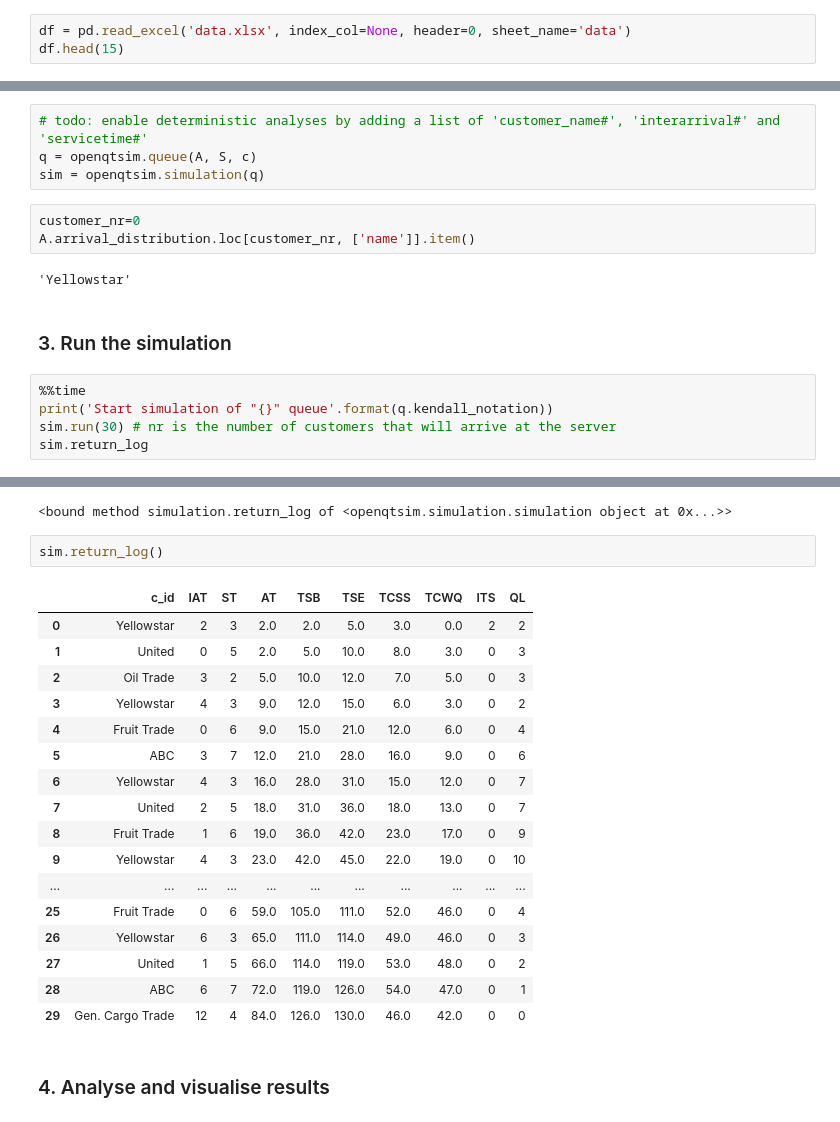
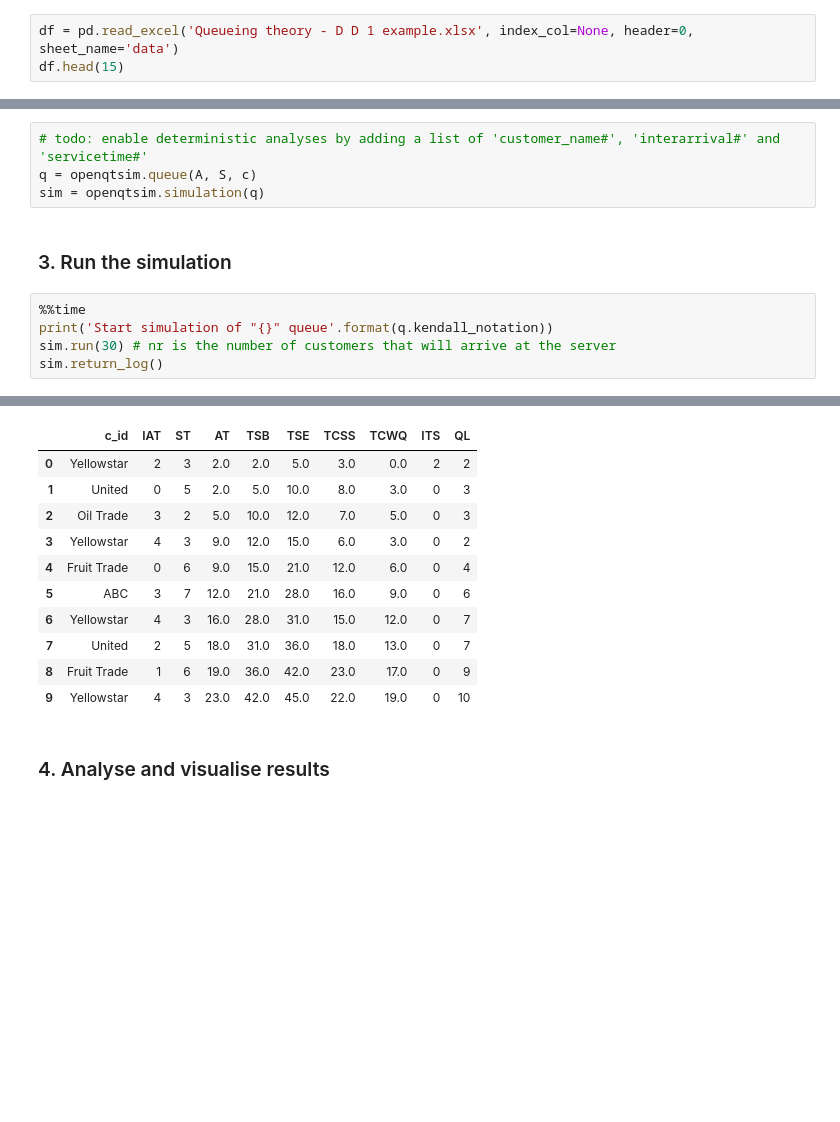
Before and after one commit to TUDelft-CITG/OpenQTSim, a Jupyter notebook: notebooks/Queueing theory - D D 1 example.ipynb, the cells around one changed output, grey strips where cells are left out. Saved outputs shown, nothing was run; the diff lists cells and outputs as text; blank space fills up the shorter version.

```diff
--- a/notebooks/Queueing theory - D D 1 example.ipynb
+++ b/notebooks/Queueing theory - D D 1 example.ipynb
@@ -33,7 +33,7 @@ df
 # %% [markdown]
 #### Read IAT and ST table from Excel
 # %%
-df = pd.read_excel('data.xlsx', index_col=None, header=0, sheet_name='data')
+df = pd.read_excel('Queueing theory - D D 1 example.xlsx', index_col=None, header=0, sheet_name='data')
 df.head(15)
 # %% [output]
 |  | name | IAT | ST | AT | maxwait | unloading | loading | length |
@@ -64,17 +64,12 @@ c = 1
 # todo: enable deterministic analyses by adding a list of 'customer_name#', 'interarrival#' and 'servicetime#'
 q = openqtsim.queue(A, S, c)
 sim = openqtsim.simulation(q)
-# %%
-customer_nr=0
-A.arrival_distribution.loc[customer_nr, ['name']].item()
-# %% [output]
-'Yellowstar'
 # %% [markdown]
 ### 3. Run the simulation
 # %%
 %%time
 print('Start simulation of "{}" queue'.format(q.kendall_notation))
 sim.run(30) # nr is the number of customers that will arrive at the server
-sim.return_log
+sim.return_log()
 # %% [output]
 Start simulation of "D/D/1/inf/inf/FIFO" queue
@@ -82,24 +77,14 @@ Wall time: 147 ms
-<bound method simulation.return_log of <openqtsim.simulation.simulation object at 0x...>>
+|  | c_id | IAT | ST | AT | TSB | TSE | TCSS | TCWQ | ITS | QL |
+| 0 | Yellowstar | 2 | 3 | 2.0 | 2.0 | 5.0 | 3.0 | 0.0 | 2 | 2 |
+| 1 | United | 0 | 5 | 2.0 | 5.0 | 10.0 | 8.0 | 3.0 | 0 | 3 |
+| 2 | Oil Trade | 3 | 2 | 5.0 | 10.0 | 12.0 | 7.0 | 5.0 | 0 | 3 |
+| 3 | Yellowstar | 4 | 3 | 9.0 | 12.0 | 15.0 | 6.0 | 3.0 | 0 | 2 |
+| 4 | Fruit Trade | 0 | 6 | 9.0 | 15.0 | 21.0 | 12.0 | 6.0 | 0 | 4 |
+| 5 | ABC | 3 | 7 | 12.0 | 21.0 | 28.0 | 16.0 | 9.0 | 0 | 6 |
+| 6 | Yellowstar | 4 | 3 | 16.0 | 28.0 | 31.0 | 15.0 | 12.0 | 0 | 7 |
+| 7 | United | 2 | 5 | 18.0 | 31.0 | 36.0 | 18.0 | 13.0 | 0 | 7 |
+| 8 | Fruit Trade | 1 | 6 | 19.0 | 36.0 | 42.0 | 23.0 | 17.0 | 0 | 9 |
+| 9 | Yellowstar | 4 | 3 | 23.0 | 42.0 | 45.0 | 22.0 | 19.0 | 0 | 10 |
-# %%
-sim.return_log()
-# %% [output]
-|  | c_id | IAT | ST | AT | TSB | TSE | TCSS | TCWQ | ITS | QL |
-| 0 | Yellowstar | 2 | 3 | 2.0 | 2.0 | 5.0 | 3.0 | 0.0 | 2 | 2 |
-| 1 | United | 0 | 5 | 2.0 | 5.0 | 10.0 | 8.0 | 3.0 | 0 | 3 |
-| 2 | Oil Trade | 3 | 2 | 5.0 | 10.0 | 12.0 | 7.0 | 5.0 | 0 | 3 |
-| 3 | Yellowstar | 4 | 3 | 9.0 | 12.0 | 15.0 | 6.0 | 3.0 | 0 | 2 |
-| 4 | Fruit Trade | 0 | 6 | 9.0 | 15.0 | 21.0 | 12.0 | 6.0 | 0 | 4 |
-| 5 | ABC | 3 | 7 | 12.0 | 21.0 | 28.0 | 16.0 | 9.0 | 0 | 6 |
-| 6 | Yellowstar | 4 | 3 | 16.0 | 28.0 | 31.0 | 15.0 | 12.0 | 0 | 7 |
-| 7 | United | 2 | 5 | 18.0 | 31.0 | 36.0 | 18.0 | 13.0 | 0 | 7 |
-| 8 | Fruit Trade | 1 | 6 | 19.0 | 36.0 | 42.0 | 23.0 | 17.0 | 0 | 9 |
-| 9 | Yellowstar | 4 | 3 | 23.0 | 42.0 | 45.0 | 22.0 | 19.0 | 0 | 10 |
-| ... | ... | ... | ... | ... | ... | ... | ... | ... | ... | ... |
-| 25 | Fruit Trade | 0 | 6 | 59.0 | 105.0 | 111.0 | 52.0 | 46.0 | 0 | 4 |
-| 26 | Yellowstar | 6 | 3 | 65.0 | 111.0 | 114.0 | 49.0 | 46.0 | 0 | 3 |
-| 27 | United | 1 | 5 | 66.0 | 114.0 | 119.0 | 53.0 | 48.0 | 0 | 2 |
-| 28 | ABC | 6 | 7 | 72.0 | 119.0 | 126.0 | 54.0 | 47.0 | 0 | 1 |
-| 29 | Gen. Cargo Trade | 12 | 4 | 84.0 | 126.0 | 130.0 | 46.0 | 42.0 | 0 | 0 |
 # %% [markdown]
 ### 4. Analyse and visualise results
 # %% [markdown]
```
Also changed, not shown: parts of 3 cells of this notebook, 3 other files.
